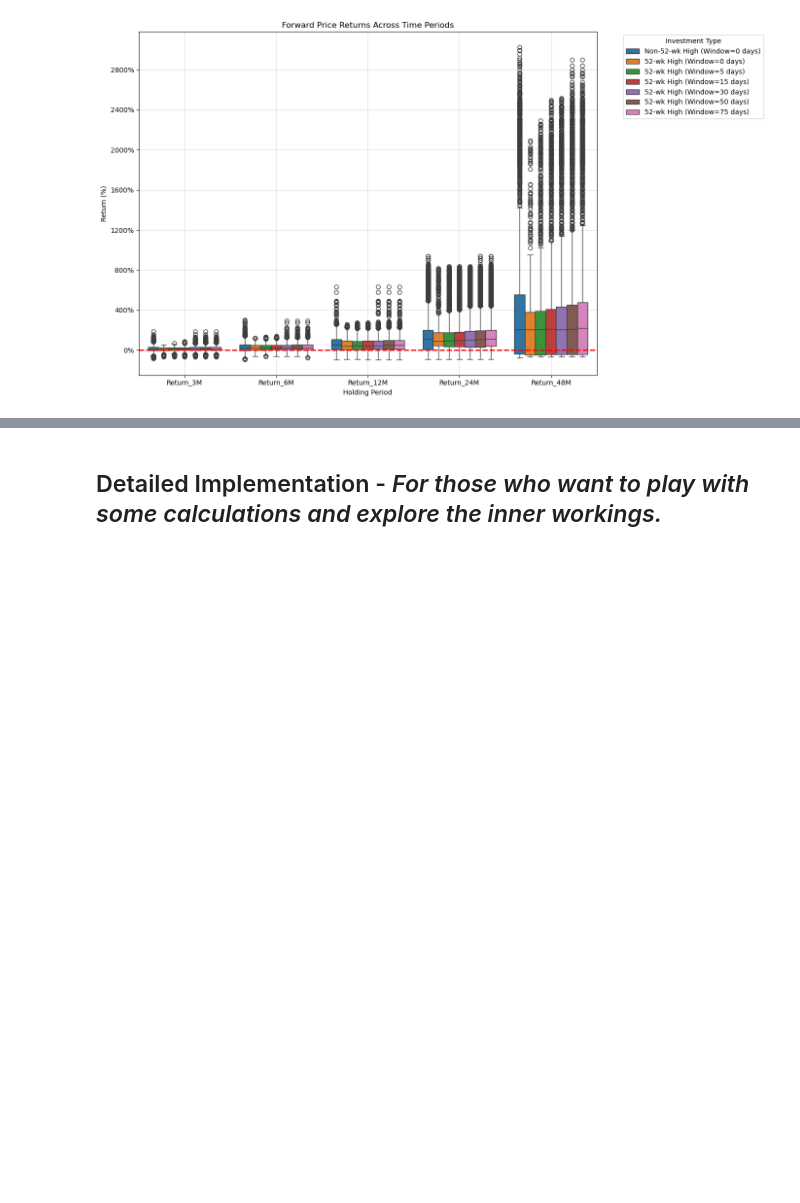
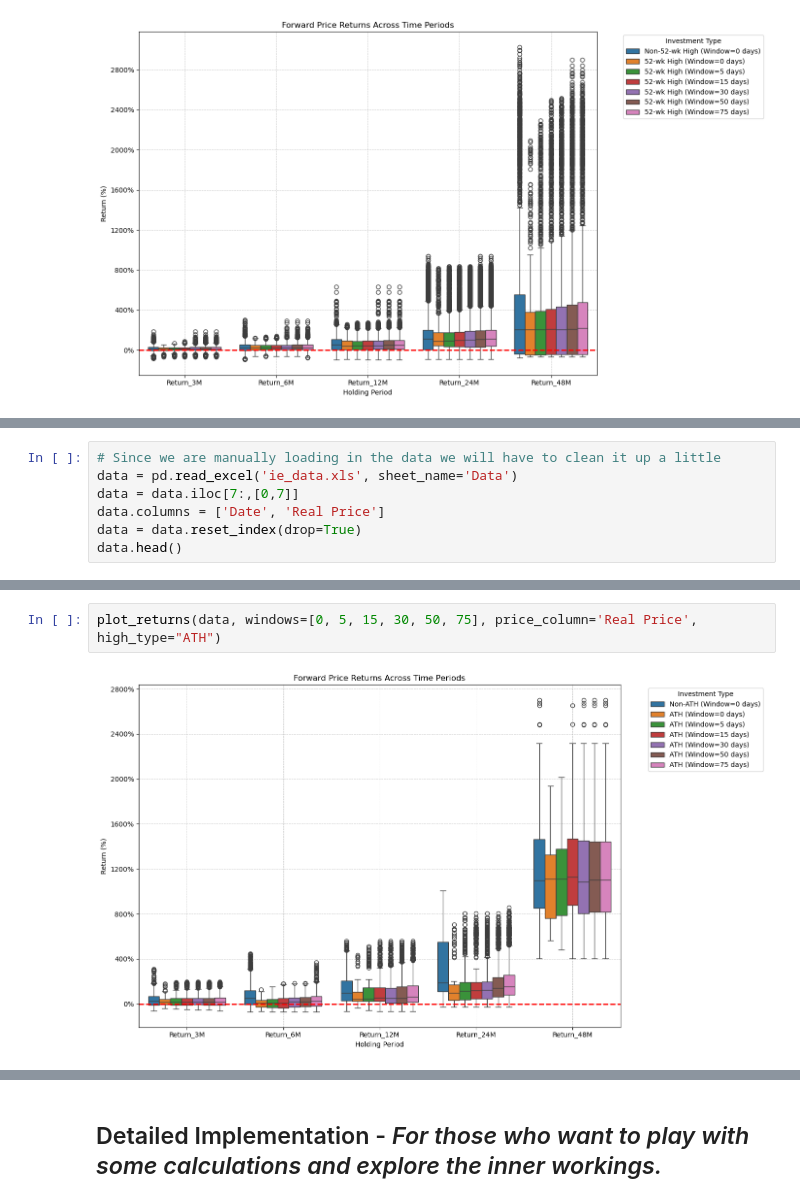
Before and after one commit to SterlingHayden/ATH-Investing-w-Leveraged-ETFs, a Jupyter notebook: Demo-Single-Stock.ipynb, the cells around one changed output, grey strips where cells are left out. Saved outputs shown, nothing was run; the diff lists cells and outputs as text; blank space fills up the shorter version.

Commit message:
Added Shiller data to Demo-Single & removed Shiller.ipynb

```diff
--- a/Demo-Single-Stock.ipynb
+++ b/Demo-Single-Stock.ipynb
@@ -54,0 +58,7 @@ plot_returns(data, windows=[0, 5, 15, 30, 50, 75], price_column='Simulated Lever
+# %%
+# Since we are manually loading in the data we will have to clean it up a little
+data = pd.read_excel('ie_data.xls', sheet_name='Data')
+data = data.iloc[7:,[0,7]]
+data.columns = ['Date', 'Real Price']
+data = data.reset_index(drop=True)
+data.head()
@@ -54,0 +72,4 @@ plot_returns(data, windows=[0, 5, 15, 30, 50, 75], price_column='Simulated Lever
+# %%
+plot_returns(data, windows=[0, 5, 15, 30, 50, 75], price_column='Real Price', high_type="ATH")
+# %% [output]
+[figure, added]
```
Also changed, not shown: parts of 7 cells of this notebook, 1 other file.
